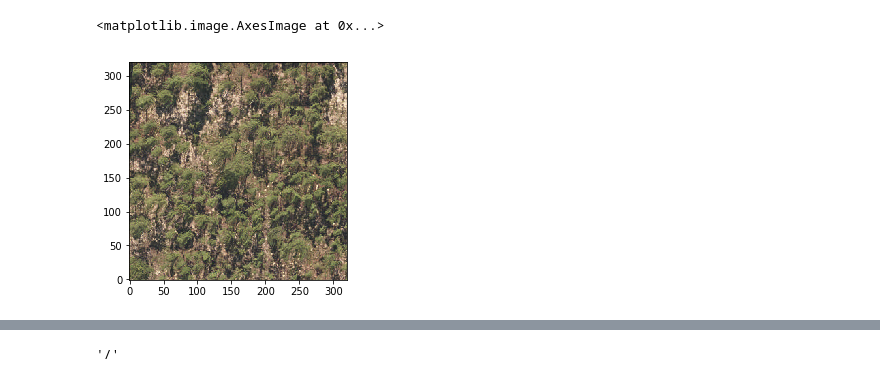
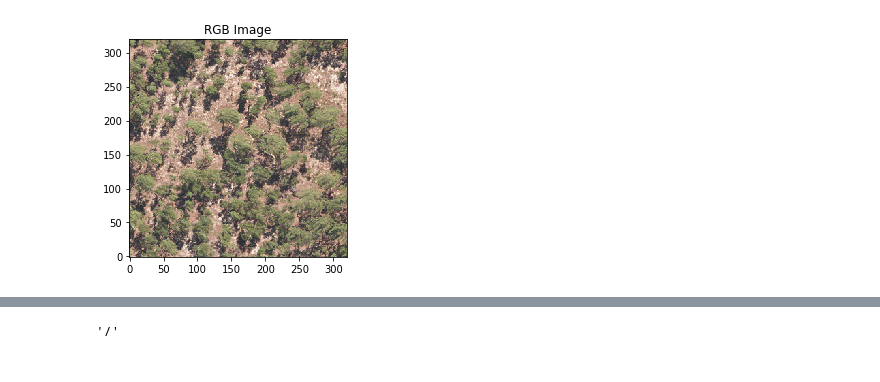
Before and after one commit to rachit-ranjan16/CrownSeg, a Jupyter notebook: Exploring GeoTIFF.ipynb, the cells around one changed output, grey strips where cells are left out. Drawn from its saved outputs; the diff is of its cells as text; code cells hidden in the pictures.

```diff
--- a/Exploring GeoTIFF.ipynb
+++ b/Exploring GeoTIFF.ipynb
@@ -28,4 +35,9 @@ print (rgb_files, lidar_files, hyper_files)
 # %%
-rgb_image = gdal.Open(RGB_FOLDER_PATH + rgb_files[5]).ReadAsArray().T
-lidar_image = gdal.Open(LIDAR_FOLDER_PATH + lidar_files[5]).ReadAsArray().T
-hyper_image = gdal.Open(HYPER_FOLDER_PATH + hyper_files[5]).ReadAsArray().T
+n = 21
+# print(len(rgb_files),len(lidar_files), len(hyper_image))
+rgb_image = gdal.Open(RGB_FOLDER_PATH + rgb_files[n]).ReadAsArray().T
+lidar_image = gdal.Open(LIDAR_FOLDER_PATH + lidar_files[n]).ReadAsArray().T
+hyper_image = gdal.Open(HYPER_FOLDER_PATH + hyper_files[n]).ReadAsArray().T
+rgb_image /= rgb_image.max()
+lidar_image /= lidar_image.max()
+hyper_image /= hyper_image.max()
@@ -50,7 +89,9 @@ TypeError: Invalid dimensions for image data
 # %%
 # RGB Image Bands Viewer
-plt.imshow((img_array.T/img_array.max()), origin='lower')
+plt.imshow(rgb_image, origin='lower')
+plt.title("RGB Image")
+plt.imsave('RGB.png')
+plt.show()
 # %% [output]
-<matplotlib.image.AxesImage at 0x...>
-[figure, old version]
+[figure, new version]
 # %%
```
Also changed, not shown: parts of 13 cells of this notebook, 3 other files.
